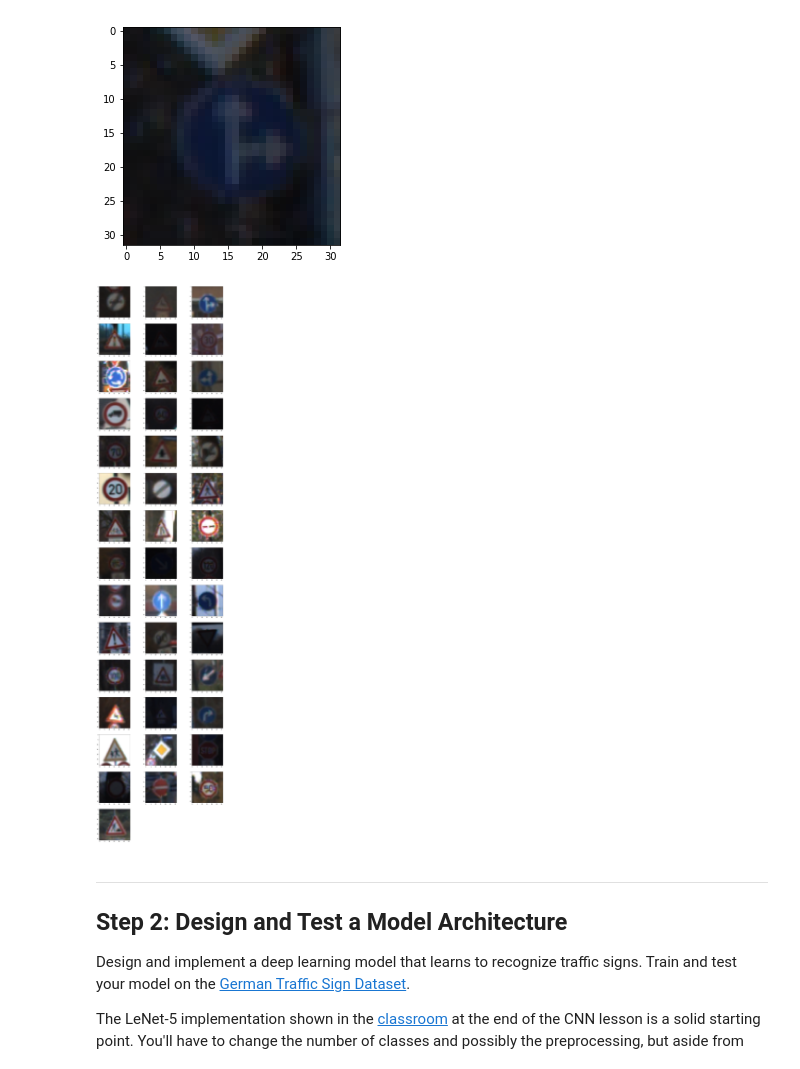
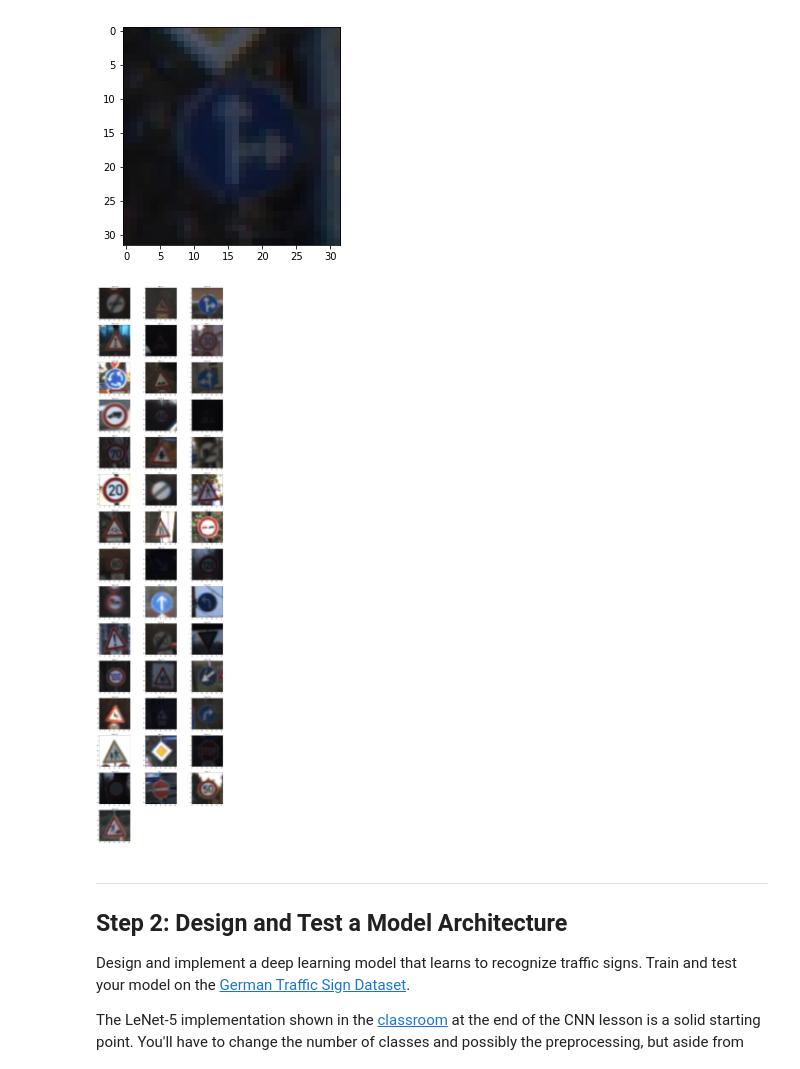
Before and after one commit to Data-drone/CarND-Traffic-Sign-Classifier-Project, a Jupyter notebook: Traffic_Sign_Classifier_Advanced.ipynb, the cells around one changed output. Saved outputs shown, nothing was run; the diff lists cells and outputs as text; code cells hidden in the pictures.

```diff
--- a/Traffic_Sign_Classifier_Advanced.ipynb
+++ b/Traffic_Sign_Classifier_Advanced.ipynb
@@ -133,18 +135,19 @@ plt.imshow(X_train[1000])
 # %%
 # print one of each distinct sample
 uniques = len(train_array['class'].unique())
 counter = 0
 
 plt.figure(figsize=(20,250))
 
 for it in train_array['class'].unique():
     indexes = train_array.loc[train_array['class']==it].index.tolist()
-    image = X_train[indexes[1]]
+    image = X_train[indexes[5]]
     plt.subplot(uniques, 3, counter+1)
+    plt.title('class: {0}'.format(it))
     plt.imshow(image)
     counter += 1
 # %% [output]
-[figure, old version]
+[figure, new version]
 # %% [markdown]
 ----
 
```
Also changed, not shown: parts of 21 cells of this notebook, 8 other files.
